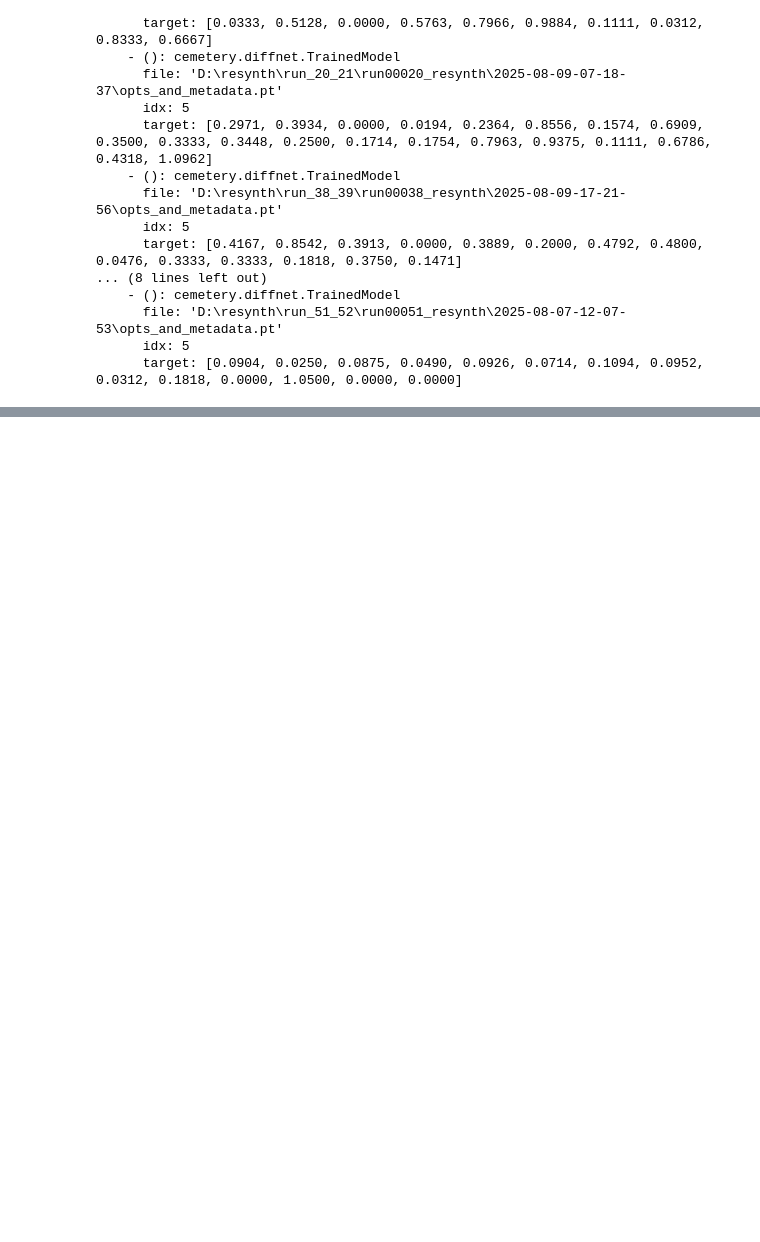
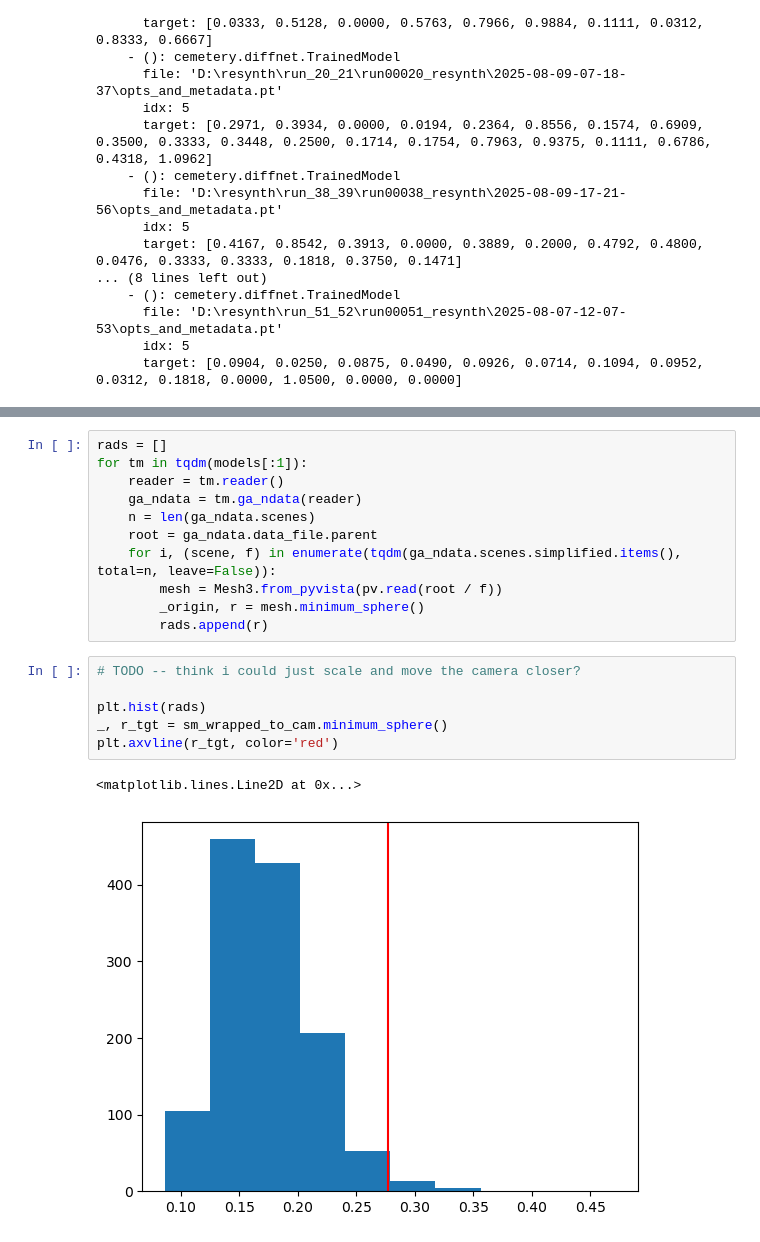
Before and after one commit to darikg/diffusion-net, a Jupyter notebook: experiments/regression_0/diffnet_ga_targets.ipynb, the cells around one changed output, grey strips where cells are left out. Saved outputs shown, nothing was run; the diff lists cells and outputs as text; blank space fills up the shorter version.

```diff
--- a/experiments/regression_0/diffnet_ga_targets.ipynb
+++ b/experiments/regression_0/diffnet_ga_targets.ipynb
@@ -163,0 +247,20 @@ for ttl, img_file, ax in zip(best_imgs, img_files, axs.reshape(-1)):
+# %%
+rads = []
+for tm in tqdm(models[:1]):
+    reader = tm.reader()
+    ga_ndata = tm.ga_ndata(reader)
+    n = len(ga_ndata.scenes)
+    root = ga_ndata.data_file.parent
+    for i, (scene, f) in enumerate(tqdm(ga_ndata.scenes.simplified.items(), total=n, leave=False)):
+        mesh = Mesh3.from_pyvista(pv.read(root / f))
+        _origin, r = mesh.minimum_sphere()
+        rads.append(r)
+# %%
+# TODO -- think i could just scale and move the camera closer?
+
+plt.hist(rads)
+_, r_tgt = sm_wrapped_to_cam.minimum_sphere()
+plt.axvline(r_tgt, color='red')
+# %% [output]
+<matplotlib.lines.Line2D at 0x...>
+[figure, added]
```
Also changed, not shown: parts of 11 cells of this notebook, 1 other file.
